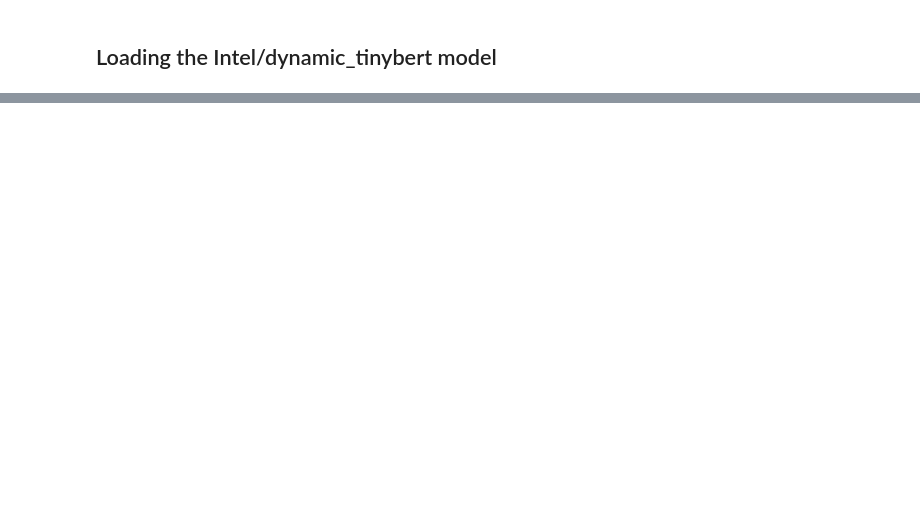
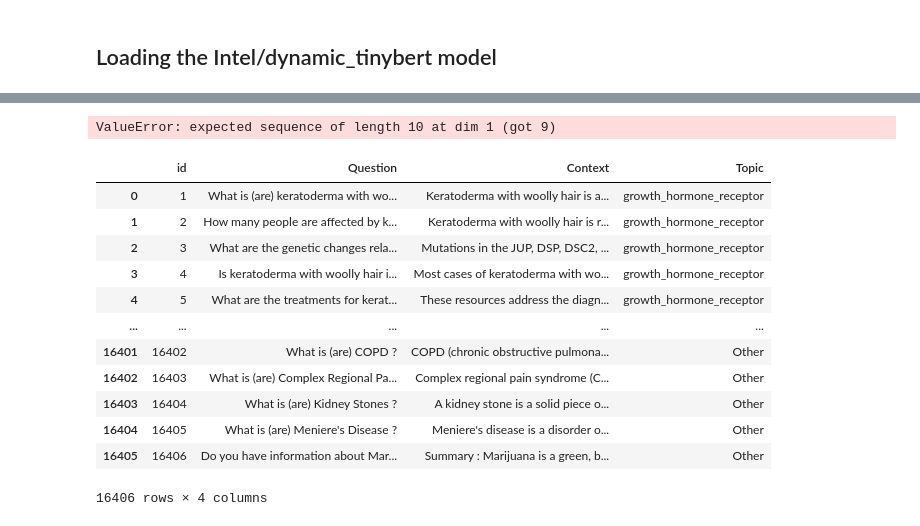
Before and after one commit to gonzalovaldenebro/NaturalLanguageProcessing-Portfolio, a Jupyter notebook: Part 7 - Fine-Tunning Pretrained Models/Applied Exploration/F7_1_TransferLearning.ipynb, the cells around one changed output, grey strips where cells are left out. Drawn from its saved outputs; the diff is of its cells as text; code cells hidden in the pictures; blank space fills up the shorter version.

```diff
--- a/Part 7 - Fine-Tunning Pretrained Models/Applied Exploration/F7_1_TransferLearning.ipynb
+++ b/Part 7 - Fine-Tunning Pretrained Models/Applied Exploration/F7_1_TransferLearning.ipynb
@@ -539,3 +983,32 @@ DatasetDict({
         num_rows: 2000
     })
 })
+# %%
+from transformers import Trainer, TrainingArguments
+
+# Define your training arguments
+training_args = TrainingArguments(
+    output_dir="./Users/gonzalovaldenebro/Library/CloudStorage/OneDrive-DrakeUniversity/CS 195/ Fortnight 7",  # Specify the directory where the trained model will be saved
+    per_device_train_batch_size=8,  # Adjust batch size as needed
+    per_device_eval_batch_size=8,   # Adjust batch size as needed
+    num_train_epochs=3,             # Adjust number of training epochs as needed
+    logging_dir="./Users/gonzalovaldenebro/Library/CloudStorage/OneDrive-DrakeUniversity/CS 195/ Fortnight 7",           # Specify the directory for TensorBoard logs
+    logging_steps=100,               # Adjust logging frequency as needed
+    evaluation_strategy="steps",     # Specify evaluation strategy (steps or epoch)
+    save_strategy="steps",           # Specify saving strategy (steps or epoch)
+    save_total_limit=2,              # Specify the maximum number of checkpoints to keep
+)
+
+# Define your Trainer
+trainer = Trainer(
+    model=model,
+    args=training_args,
+    train_dataset=tokenized_datasets_no_text["train"],
+    eval_dataset=tokenized_datasets_no_text["test"],
+    data_collator=data_collator,
+)
+
+# Start training
+trainer.train()
+# %% [output]
+ValueError: expected sequence of length 10 at dim 1 (got 9)
@@ -566,0 +1077,19 @@ trainer.train()
+# %%
+# Assuming existing_df is your DataFrame
+existing_df = existing_df.rename(columns={'id': 'id', 'Question': 'Question', 'Answer': 'Context', 'topic': 'Topic'})
+
+existing_df
+# %% [output]
+|  | id | Question | Context | Topic |
+| 0 | 1 | What is (are) keratoderma with wo... | Keratoderma with woolly hair is a... | growth_hormone_receptor |
+| 1 | 2 | How many people are affected by k... | Keratoderma with woolly hair is r... | growth_hormone_receptor |
+| 2 | 3 | What are the genetic changes rela... | Mutations in the JUP, DSP, DSC2, ... | growth_hormone_receptor |
+| 3 | 4 | Is keratoderma with woolly hair i... | Most cases of keratoderma with wo... | growth_hormone_receptor |
+| 4 | 5 | What are the treatments for kerat... | These resources address the diagn... | growth_hormone_receptor |
+| ... | ... | ... | ... | ... |
+| 16401 | 16402 | What is (are) COPD ? | COPD (chronic obstructive pulmona... | Other |
+| 16402 | 16403 | What is (are) Complex Regional Pa... | Complex regional pain syndrome (C... | Other |
+| 16403 | 16404 | What is (are) Kidney Stones ? | A kidney stone is a solid piece o... | Other |
+| 16404 | 16405 | What is (are) Meniere's Disease ? | Meniere's disease is a disorder o... | Other |
+| 16405 | 16406 | Do you have information about Mar... | Summary : Marijuana is a green, b... | Other |
+16406 rows × 4 columns
```
Also changed, not shown: parts of 53 cells of this notebook.
